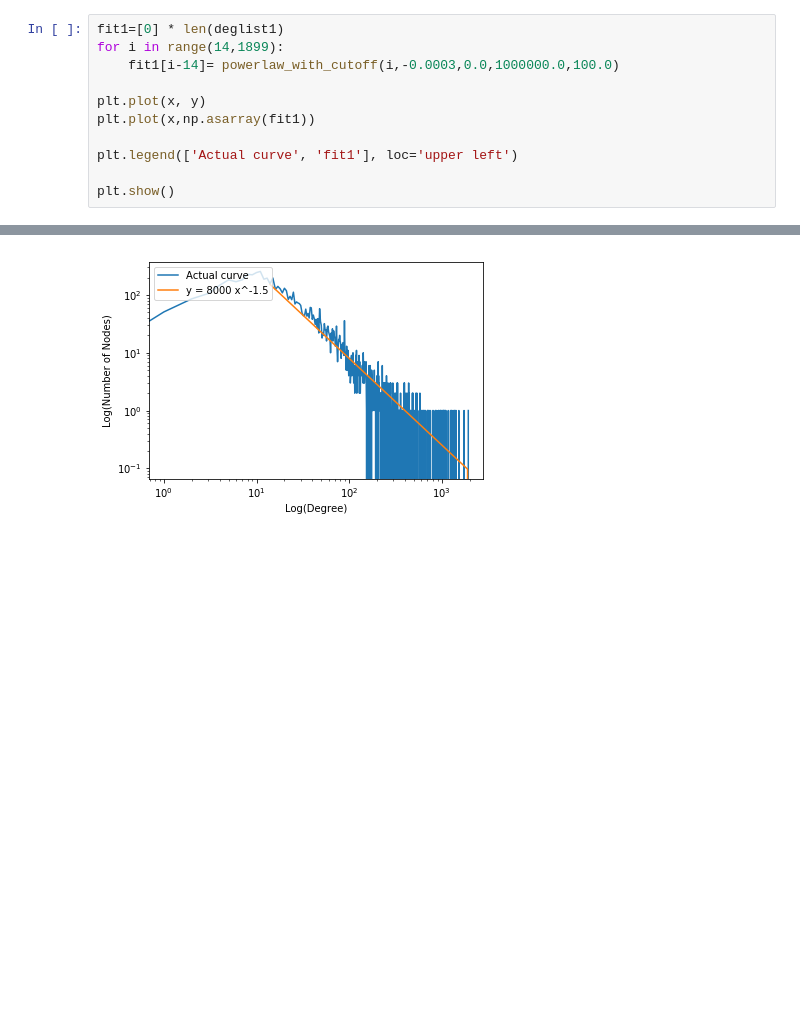
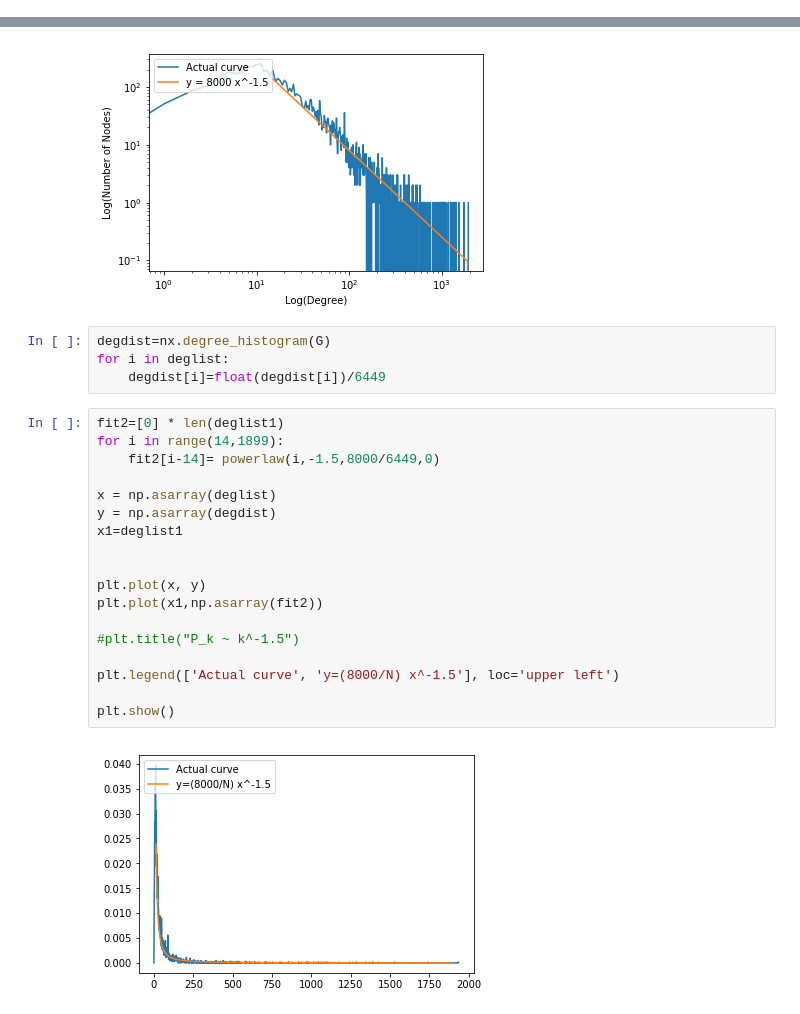
Before and after one commit to AugustoPeres/crc-project-1, a Jupyter notebook: FindingAFit.ipynb, the cells around one changed output, grey strips where cells are left out. Drawn from its saved outputs; the diff is of its cells as text; blank space fills up the shorter version.

```diff
--- a/FindingAFit.ipynb
+++ b/FindingAFit.ipynb
@@ -116,14 +109,3 @@ plt.legend(['Actual curve', 'fit1'], loc='upper left')
 plt.show()
 # %% [output]
 ValueError: math domain error
-# %%
-fit1=[0] * len(deglist1)
-for i in range(14,1899):
-    fit1[i-14]= powerlaw_with_cutoff(i,-0.0003,0.0,1000000.0,100.0)
-
-plt.plot(x, y)
-plt.plot(x,np.asarray(fit1))
-
-plt.legend(['Actual curve', 'fit1'], loc='upper left')
-
-plt.show()
@@ -191,3 +163,27 @@ plt.legend(['Actual curve', 'y = 8000 x^-1.5'], loc='upper left')
 plt.show()
 # %% [output]
 [figure]
+# %%
+degdist=nx.degree_histogram(G)
+for i in deglist:
+    degdist[i]=float(degdist[i])/6449
+# %%
+fit2=[0] * len(deglist1)
+for i in range(14,1899):
+    fit2[i-14]= powerlaw(i,-1.5,8000/6449,0)
+
+x = np.asarray(deglist)
+y = np.asarray(degdist)
+x1=deglist1
+
+
+plt.plot(x, y)
+plt.plot(x1,np.asarray(fit2))
+
+#plt.title("P_k ~ k^-1.5")
+
+plt.legend(['Actual curve', 'y=(8000/N) x^-1.5'], loc='upper left')
+
+plt.show()
+# %% [output]
+[figure, added]
```
Also changed, not shown: parts of 10 cells of this notebook, 4 other files.
